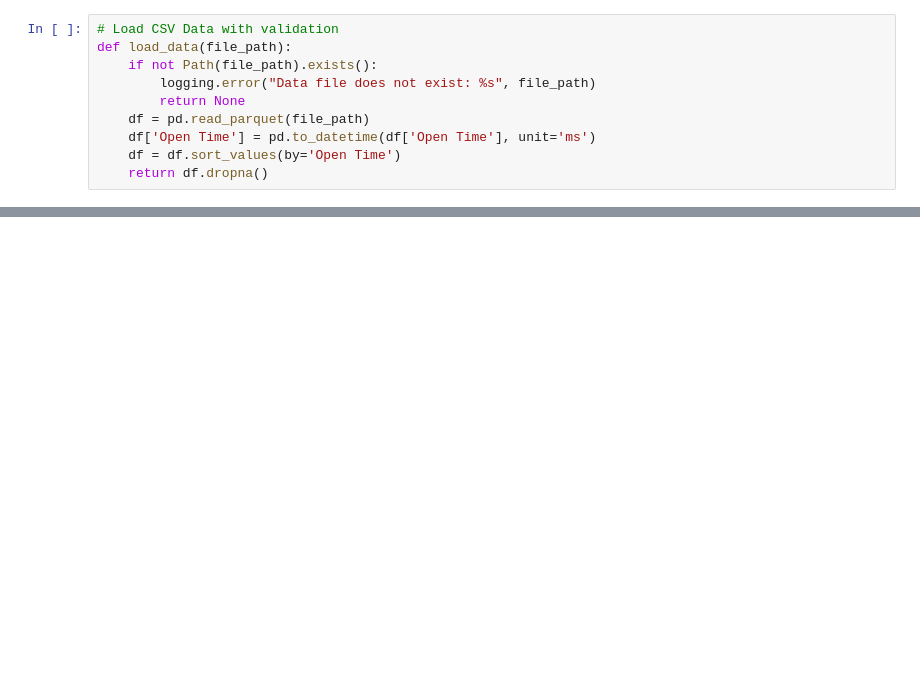
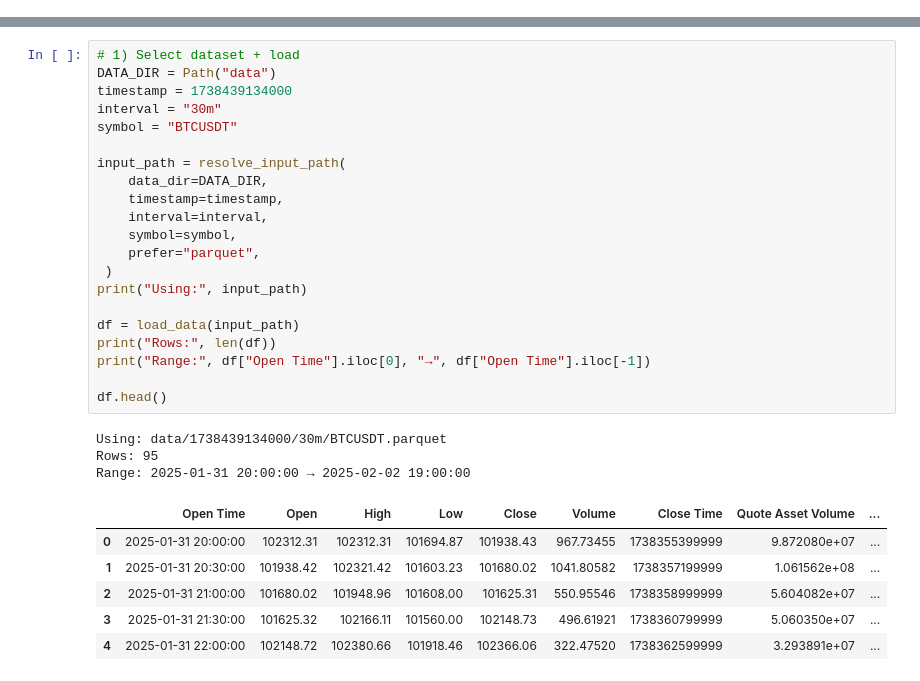
Before and after one commit to omega1119/crypto-markov, a Jupyter notebook: notebook.ipynb, the cells around one changed output, grey strips where cells are left out. Saved outputs shown, nothing was run; the diff lists cells and outputs as text; blank space fills up the shorter version.

```diff
--- a/notebook.ipynb
+++ b/notebook.ipynb
@@ -53,10 +0,0 @@ These configurations set the stage for the core data processing and trading simu
-# %%
-# Load CSV Data with validation
-def load_data(file_path):
-    if not Path(file_path).exists():
-        logging.error("Data file does not exist: %s", file_path)
-        return None
-    df = pd.read_parquet(file_path)
-    df['Open Time'] = pd.to_datetime(df['Open Time'], unit='ms')
-    df = df.sort_values(by='Open Time')
-    return df.dropna()
@@ -581,0 +71,31 @@ This function serves as the **core execution unit** for testing and improving th
+# %%
+# 1) Select dataset + load
+DATA_DIR = Path("data")
+timestamp = 1738439134000
+interval = "30m"
+symbol = "BTCUSDT"
+
+input_path = resolve_input_path(
+    data_dir=DATA_DIR,
+    timestamp=timestamp,
+    interval=interval,
+    symbol=symbol,
+    prefer="parquet",
+ )
+print("Using:", input_path)
+
+df = load_data(input_path)
+print("Rows:", len(df))
+print("Range:", df["Open Time"].iloc[0], "→", df["Open Time"].iloc[-1])
+
+df.head()
+# %% [output]
+Using: data/1738439134000/30m/BTCUSDT.parquet
+Rows: 95
+Range: 2025-01-31 20:00:00 → 2025-02-02 19:00:00
+|  | Open Time | Open | High | Low | Close | Volume | Close Time | Quote Asset Volume | ... |
+| 0 | 2025-01-31 20:00:00 | 102312.31 | 102312.31 | 101694.87 | 101938.43 | 967.73455 | 1738355399999 | 9.872080e+07 | ... |
+| 1 | 2025-01-31 20:30:00 | 101938.42 | 102321.42 | 101603.23 | 101680.02 | 1041.80582 | 1738357199999 | 1.061562e+08 | ... |
+| 2 | 2025-01-31 21:00:00 | 101680.02 | 101948.96 | 101608.00 | 101625.31 | 550.95546 | 1738358999999 | 5.604082e+07 | ... |
+| 3 | 2025-01-31 21:30:00 | 101625.32 | 102166.11 | 101560.00 | 102148.73 | 496.61921 | 1738360799999 | 5.060350e+07 | ... |
+| 4 | 2025-01-31 22:00:00 | 102148.72 | 102380.66 | 101918.46 | 102366.06 | 322.47520 | 1738362599999 | 3.293891e+07 | ... |
```
Also changed, not shown: parts of 21 cells of this notebook, 4 other files.
